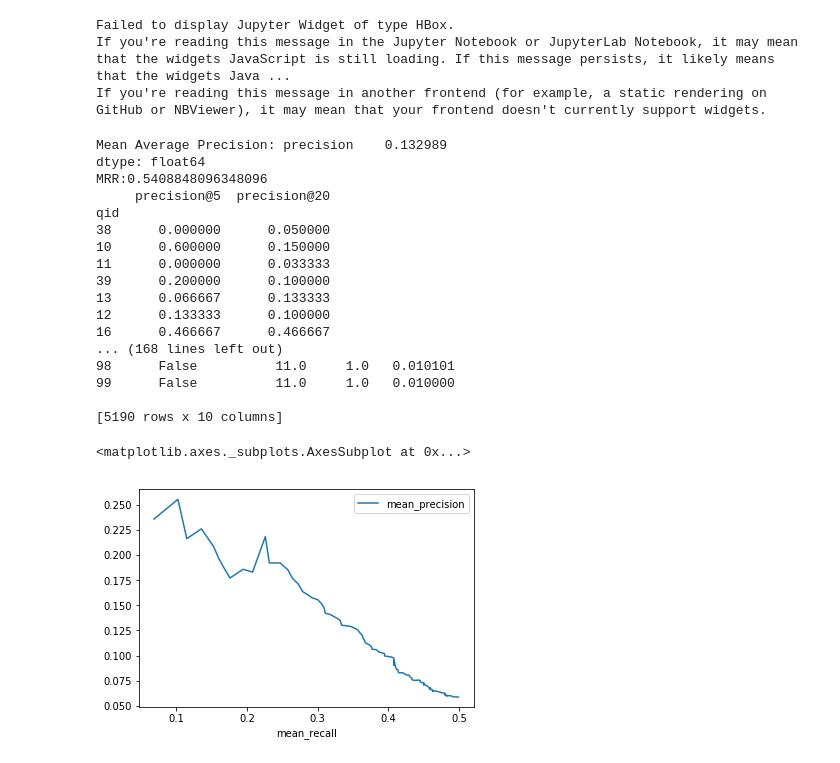
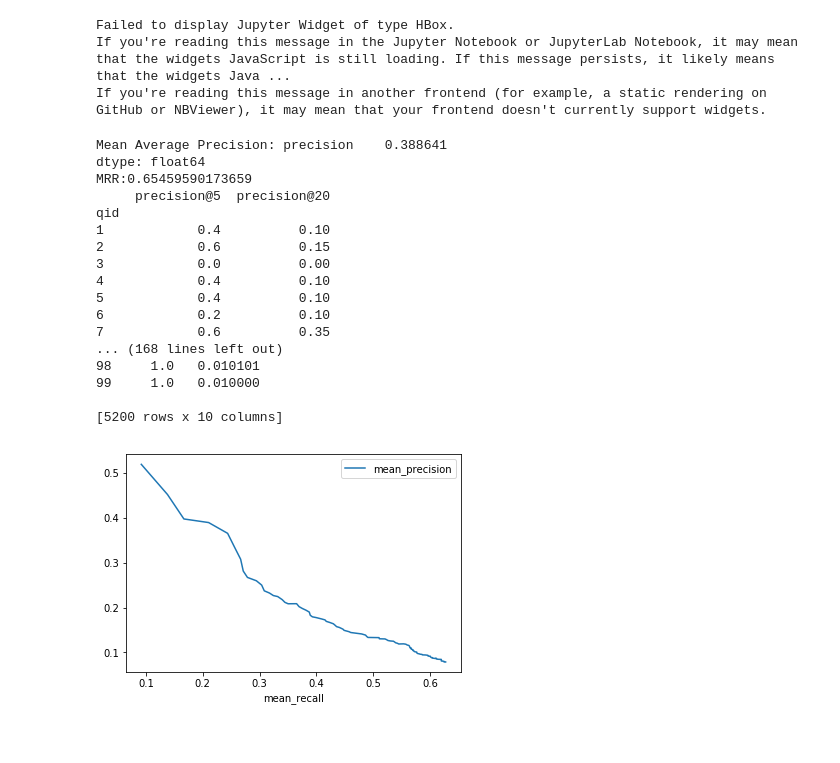
Before and after one commit to nikithanagaraj23/InformationRetrieval, a Jupyter notebook: Phase 3.ipynb, the cells around one changed output. Drawn from its saved outputs; the diff is of its cells as text; code cells hidden in the pictures.

```diff
--- a/Phase 3.ipynb
+++ b/Phase 3.ipynb
@@ -268,6 +299,12 @@ print('Mean Average Precision: ' + str(mean_avg_precision) +
 print (recall_precision)
 print (all_results)
 precision_recall_plot.plot(x= 'mean_recall', y='mean_precision')
+
+system_name = 'bm25-pseudo-relevance'
+recall_precision.to_csv('./results/precision_' + system_name + '.csv')
+all_results.to_csv('./results/results_' + system_name + '.csv')
+all_recall_precision.append({system_name : {'x': precision_recall_plot.sort_values('mean_recall')['mean_recall'],
+                                           'y': precision_recall_plot.sort_values('mean_recall')['mean_precision']}})
 # %% [output]
 Failed to display Jupyter Widget of type HBox.
 If you're reading this message in the Jupyter Notebook or JupyterLab Notebook, it may mean that the widgets JavaScript is still loading. If this message persists, it likely means that the widgets Java ...
@@ -309,6 +345,12 @@ print('Mean Average Precision: ' + str(mean_avg_precision) +
 print (recall_precision)
 print (all_results)
 precision_recall_plot.sort_values('mean_recall').plot(x= 'mean_recall', y='mean_precision')
+
+system_name = 'bm25-stopping'
+recall_precision.to_csv('./results/precision_' + system_name + '.csv')
+all_results.to_csv('./results/results_' + system_name + '.csv')
+all_recall_precision.append({system_name : {'x': precision_recall_plot.sort_values('mean_recall')['mean_recall'],
+                                           'y': precision_recall_plot.sort_values('mean_recall')['mean_precision']}})
 # %% [output]
 Failed to display Jupyter Widget of type HBox.
 If you're reading this message in the Jupyter Notebook or JupyterLab Notebook, it may mean that the widgets JavaScript is still loading. If this message persists, it likely means that the widgets Java ...
@@ -350,6 +391,12 @@ print('Mean Average Precision: ' + str(mean_avg_precision) +
 print (recall_precision)
 print (all_results)
 precision_recall_plot.sort_values('mean_recall').plot(x= 'mean_recall', y='mean_precision')
+
+system_name = 'JMQL-stopping'
+recall_precision.to_csv('./results/precision_' + system_name + '.csv')
+all_results.to_csv('./results/results_' + system_name + '.csv')
+all_recall_precision.append({system_name : {'x': precision_recall_plot.sort_values('mean_recall')['mean_recall'],
+                                           'y': precision_recall_plot.sort_values('mean_recall')['mean_precision']}})
 # %% [output]
 Failed to display Jupyter Widget of type HBox.
 If you're reading this message in the Jupyter Notebook or JupyterLab Notebook, it may mean that the widgets JavaScript is still loading. If this message persists, it likely means that the widgets Java ...
@@ -391,6 +437,12 @@ print('Mean Average Precision: ' + str(mean_avg_precision) +
 print (recall_precision)
 print (all_results)
 precision_recall_plot.sort_values('mean_recall').sort_values('mean_recall').plot(x= 'mean_recall', y='mean_precision')
+
+system_name = 'TFIDF-stopping'
+recall_precision.to_csv('./results/precision_' + system_name + '.csv')
+all_results.to_csv('./results/results_' + system_name + '.csv')
+all_recall_precision.append({system_name : {'x': precision_recall_plot.sort_values('mean_recall')['mean_recall'],
+                                           'y': precision_recall_plot.sort_values('mean_recall')['mean_precision']}})
 # %% [output]
 Failed to display Jupyter Widget of type HBox.
 If you're reading this message in the Jupyter Notebook or JupyterLab Notebook, it may mean that the widgets JavaScript is still loading. If this message persists, it likely means that the widgets Java ...
@@ -417,41 +468,46 @@ qid
 # %%
 
 query_feedback   = pd.read_csv('test-collection/cacm.rel.txt',
                                        names = ['qid', 'Q0', 'result', 'rank'], sep = ' ')
-all_results      = read_results('./baseline-runs/task3-TFIDF-stopping/')
+all_results      = read_results('./baseline-runs/task1-lucene_evaluations/')
 all_results      = all_results.loc[~all_results['qid'].isnull()]
 mrr, all_results = get_mrr(all_results, query_feedback)
 all_results      = calc_precision_recall(all_results, query_feedback)
 mean_avg_precision,\
 recall_precision,\
 precision_recall_plot,\
 all_results     = calc_metrics(all_results)
 
 print('Mean Average Precision: ' + str(mean_avg_precision) +
       '\nMRR:' + str(mrr))
 print (recall_precision)
 print (all_results)
 precision_recall_plot.sort_values('mean_recall').plot(x= 'mean_recall', y='mean_precision')
+
+system_name = 'lucene_evaluations'
+recall_precision.to_csv('./results/precision_' + system_name + '.csv')
+all_results.to_csv('./results/results_' + system_name + '.csv')
+all_recall_precision.append({system_name : {'x': precision_recall_plot.sort_values('mean_recall')['mean_recall'],
+                                           'y': precision_recall_plot.sort_values('mean_recall')['mean_precision']}})
 # %% [output]
 Failed to display Jupyter Widget of type HBox.
 If you're reading this message in the Jupyter Notebook or JupyterLab Notebook, it may mean that the widgets JavaScript is still loading. If this message persists, it likely means that the widgets Java ...
 If you're reading this message in another frontend (for example, a static rendering on GitHub or NBViewer), it may mean that your frontend doesn't currently support widgets.
-Mean Average Precision: precision    0.132989
+Mean Average Precision: precision    0.388641
 dtype: float64
-MRR:0.5408848096348096
+MRR:0.65459590173659
      precision@5  precision@20
 qid
-38      0.000000      0.050000
-10      0.600000      0.150000
-11      0.000000      0.033333
-39      0.200000      0.100000
-13      0.066667      0.133333
-12      0.133333      0.100000
-16      0.466667      0.466667
+1            0.4          0.10
+2            0.6          0.15
+3            0.0          0.00
+4            0.4          0.10
+5            0.4          0.10
+6            0.2          0.10
+7            0.6          0.35
 ... (168 lines left out)
-98      False          11.0     1.0   0.010101
-99      False          11.0     1.0   0.010000
+98     1.0   0.010101
+99     1.0   0.010000
 
-[5190 rows x 10 columns]
+[5200 rows x 10 columns]
-<matplotlib.axes._subplots.AxesSubplot at 0x...>
-[figure, old version]
+[figure, new version]
```
Also changed, not shown: parts of 15 cells of this notebook, 18 other files.
